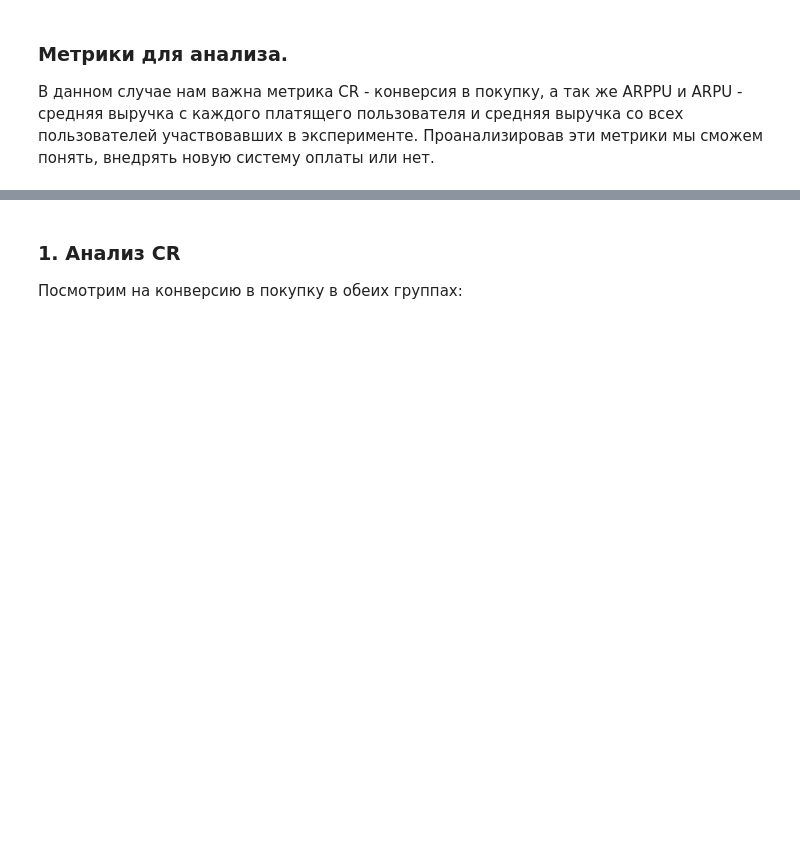
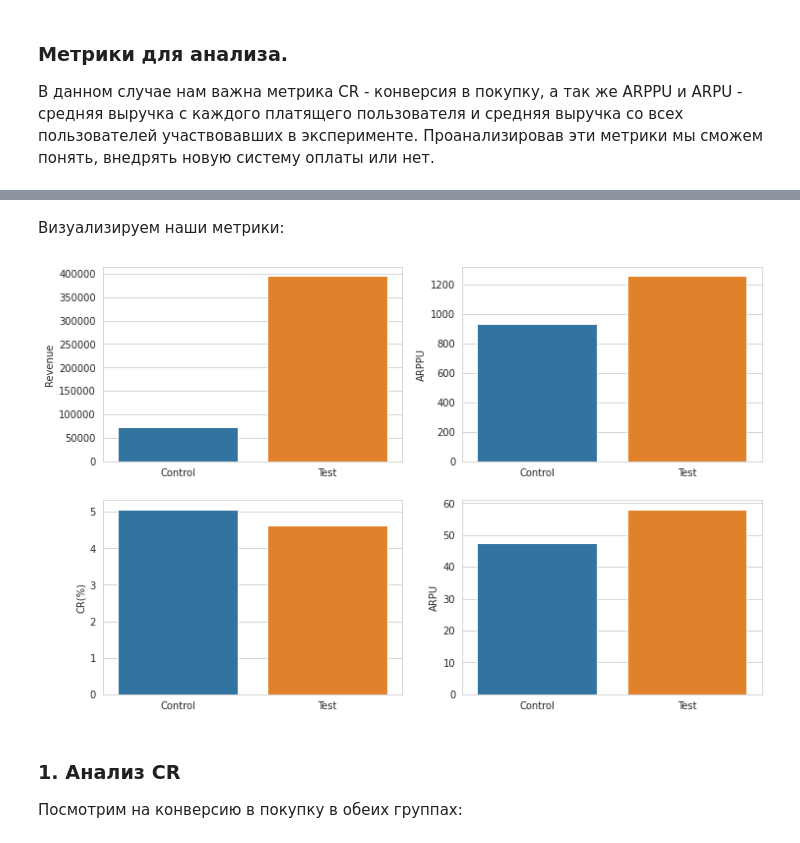
Before and after one commit to EGR91/Final_Project, a Jupyter notebook: Final_Project.ipynb, the cells around one changed output, grey strips where cells are left out. Cells and saved outputs as stored; diff of their text form; code cells hidden in the pictures; blank space fills up the shorter version.

```diff
--- a/Final_Project.ipynb
+++ b/Final_Project.ipynb
@@ -170,3 +247,26 @@ dtype: int64
+# %% [markdown]
+Визуализируем наши метрики:
+# %%
+sns.set_style("whitegrid")
+
+fig, ((ax1, ax2), (ax3, ax4)) = plt.subplots(2, 2, figsize=(12, 8))
+
+sns.barplot(data=final_metrics_df, x = 'group', y = 'revenue', ax=ax1)
+sns.barplot(data=final_metrics_df, x = 'group', y = 'ARPPU',   ax=ax2)
+sns.barplot(data=final_metrics_df, x = 'group', y = 'CR',      ax=ax3)
+sns.barplot(data=final_metrics_df, x = 'group', y = 'ARPU',    ax=ax4)
+
+ax1.set_ylabel('Revenue')
+ax3.set_ylabel('CR(%)')
+
+ax1.set_xlabel('')
+ax2.set_xlabel('')
+ax3.set_xlabel('')
+ax4.set_xlabel('')
+
+plt.show()
+# %% [output]
+[figure, added]
 # %% [markdown]
 ### 1. Анализ CR
 Посмотрим на конверсию в покупку в обеих группах:
```
Also changed, not shown: parts of 60 cells of this notebook.
